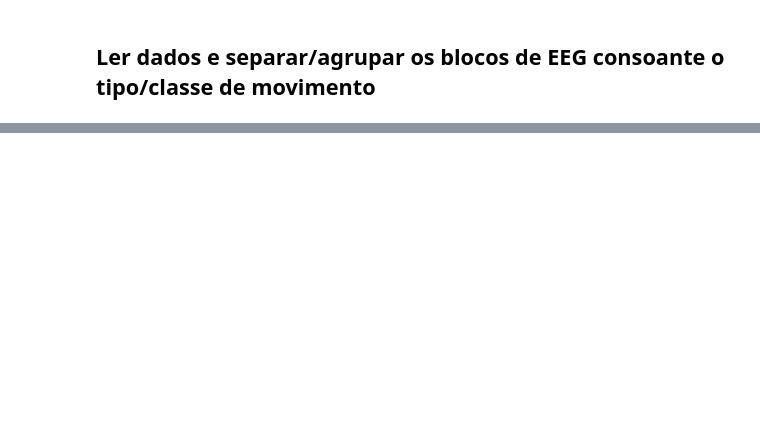
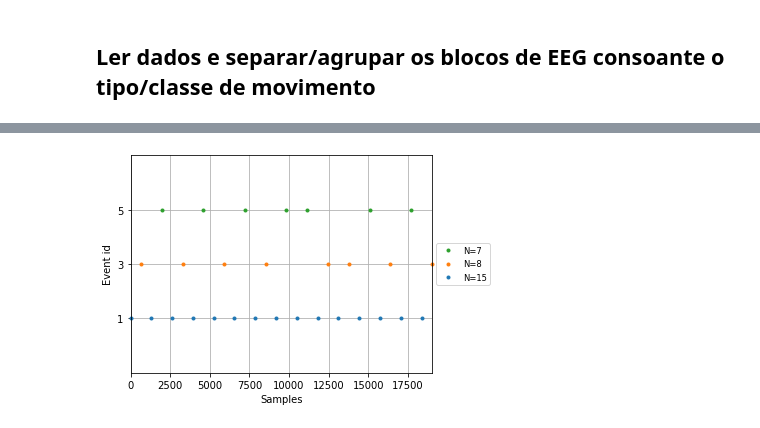
Before and after one commit to MiguelRochaBE/MotorImagery-BCI, a Jupyter notebook: MI_BCI_DatasetAnalysis.ipynb, the cells around one changed output, grey strips where cells are left out. Drawn from its saved outputs; the diff is of its cells as text; code cells hidden in the pictures; blank space fills up the shorter version.

```diff
--- a/MI_BCI_DatasetAnalysis.ipynb
+++ b/MI_BCI_DatasetAnalysis.ipynb
@@ -40,6 +40,7 @@ def run_fast_scandir(dir, ext):    # dir: str, ext: list
 subfolders, datafiles = run_fast_scandir('/content/drive/MyDrive/files', [".edf"])
 #subfolders, eventfiles = run_fast_scandir('/content/drive/MyDrive/files', [".event"])
 
+subfolders.sort()
 datafiles.sort()
 print(subfolders[:3])
 print(datafiles[:3])
@@ -73,24 +74,6 @@ Successfully installed mne-1.3.1
 ## **Ler dados e separar/agrupar os blocos de EEG consoante o tipo/classe de movimento**
 # %%
 def load_subject_data(subject, datafiles):
-  subject_number = subject.split('files/S')[1][:2] # [1] corresponde à segunda string da string original dividida
-
-  trials=[] # Pré-alocação do array na memória
-  for trial in datafiles:
-    if subject_number in trial:
-
-
-
-  data = mne.io.read_raw_edf(trial, preload = True) # Dados EEG para um trial específico. 'Preload=True' serve para colocar o ficheiro na memória e não apenas referenciá-lo no diretório
-
-  ch_names = data.ch_names # Elétrodos
-  print("\nElétrodos: ", ch_names)
-
-  fs =  data.info.get('sfreq') # Frequência de amostragem
-  annotations = data.annotations # Variável que contém os dados no tempo relativos aos blocos de movimentos executados
-
-  trial_type1 = [3, 4, 7, 8, 11, 12]
-  trial_type2 = [5, 6, 9, 10, 13, 14]
 
   '''
   Descrição dos eventos:
@@ -99,39 +82,59 @@ def load_subject_data(subject, datafiles):
 
     - T0 corresponds to rest
     - T1 corresponds to onset of motion (real or imagined) of the left fist (in runs 3, 4, 7, 8, 11, and 12)
-                                                                  both fists (in runs 5, 6, 9, 10, 13, and 14)
+                                                                    both fists (in runs 5, 6, 9, 10, 13, and 14)
     - T2 corresponds to onset of motion (real or imagined) of the right fist (in runs 3, 4, 7, 8, 11, and 12)
-                                                                  both feet (in runs 5, 6, 9, 10, 13, and 14)
+                                                                    both feet (in runs 5, 6, 9, 10, 13, and 14)
   '''
 
-  # Atribuição das labels corretas aos eventos de cada trial
+  trials=[] # Pré-alocação do array na memória
+  for trial in datafiles:
+    if subject in trial:
+      trials.append(trial)
 
-  trial_number = int(trial.split('.')[0][-2:]) # De 1 a 14
-  print("\nTrial: ",trial_number)
-  if trial_number in trial_type1:
-    event_ids = {'T0': 1, 'T1': 2, 'T2': 4} # Dicionário com os ids dos eventos de acordo com a descrição a laranja ^^
-    epoch_event_ids = {"rest/block": 1, "left_fist/block": 2, "both_fists/block": 4}
-  elif trial_number in trial_type2:
-    event_ids = {'T0': 1, 'T1': 3, 'T2': 5}
-    epoch_event_ids = {"rest/block": 1, "right_fist/block": 3,"both_feet/block": 5}
-  else:
-    event_ids = {'T0': 1}
+  print("Files to read: ", trials)
 
-  events = mne.events_from_annotations(data, event_id = event_ids) # Variável eventos: Retorna 3 colunas [Indice da amostra onde começa o bloco, Trigger, Tipo de movimento (label)]
-  print("\n")
-  figure = mne.viz.plot_events(events[0]) # Gráfico dos eventos
+  for count, trial  in enumerate(trials):
+    if count > 1: # Avança os dois primeiros trials correspondentes ao rest
+      data = mne.io.read_raw_edf(trial, preload = True) # Dados EEG para um trial específico. 'Preload=True' serve para colocar o ficheiro na memória e não apenas referenciá-lo no diretório
 
-  print("\nInfo dos dados: ", data.info)
-  print("\nAnotações: ", annotations.description)
-  print("\nEventos: ", events)
-  print("\n")
+      ch_names = data.ch_names # Elétrodos
+      fs =  data.info.get('sfreq') # Frequência de amostragem
+      annotations = data.annotations # Variável que contém os dados no tempo relativos aos blocos de movimentos executados
 
-  # Agrupamento dos blocos do mesmo id
+      trial_type1 = [3, 4, 7, 8, 11, 12]
+      trial_type2 = [5, 6, 9, 10, 13, 14]
 
-  epochs = mne.Epochs(data, events[0], event_id = epoch_event_ids, baseline = None, preload = True)
-  print("Informação dos blocos: ", epochs.info)
-  #epochs["right_fist"].plot_image(picks=[8])
+      # Atribuição das labels corretas aos eventos de cada trial
 
-  data.plot(events=events[0])
+      trial_number = int(trial.split('.')[0][-2:]) # De 1 a 14; [0] corresponde à primeira parte da string original;
+      print("\nTrial: ",trial_number)
+      if trial_number in trial_type1:
+        event_ids = {'T0': 1, 'T1': 2, 'T2': 4} # Dicionário com os ids dos eventos de acordo com a descrição a laranja ^^
+        epoch_event_ids = {"rest/block": 1, "left_fist/block": 2, "both_fists/block": 4}
+      elif trial_number in trial_type2:
+        event_ids = {'T0': 1, 'T1': 3, 'T2': 5}
+        epoch_event_ids = {"rest/block": 1, "right_fist/block": 3,"both_feet/block": 5}
+      else:
+        event_ids = {'T0': 1}
 
-load_subject_data(datafiles[5])
+      events = mne.events_from_annotations(data, event_id = event_ids) # Variável eventos: Retorna 3 colunas [Indice da amostra onde começa o bloco, Trigger, Tipo de movimento (label)]
+      print("\n")
+
+      # Agrupamento dos blocos do mesmo id
+
+      epochs = mne.Epochs(data, events[0], event_id = epoch_event_ids, baseline = None, preload = True)
+      print("Informação dos blocos: ", epochs.info)
+      #epochs["right_fist"].plot_image(picks=[8])
+
+      if count == len(trials)-1:
+        print("\nInfo dos dados: ", data.info)
+        print("\nElétrodos: ", ch_names)
+        print("\nAnotações: ", annotations.description)
+        print("\nEventos: ", events)
+        print("\n")
+        figure = mne.viz.plot_events(events[0]) # Gráfico dos eventos
+        data.plot(events=events[0]) # Plot dos dados com a speraração dos eventos
+
+load_subject_data(subfolders[1],datafiles)
+# %% [output]
@@ -137,0 +158 @@ load_subject_data(datafiles[5])
+[figure, added]
```
Also changed, not shown: parts of 4 cells of this notebook.
